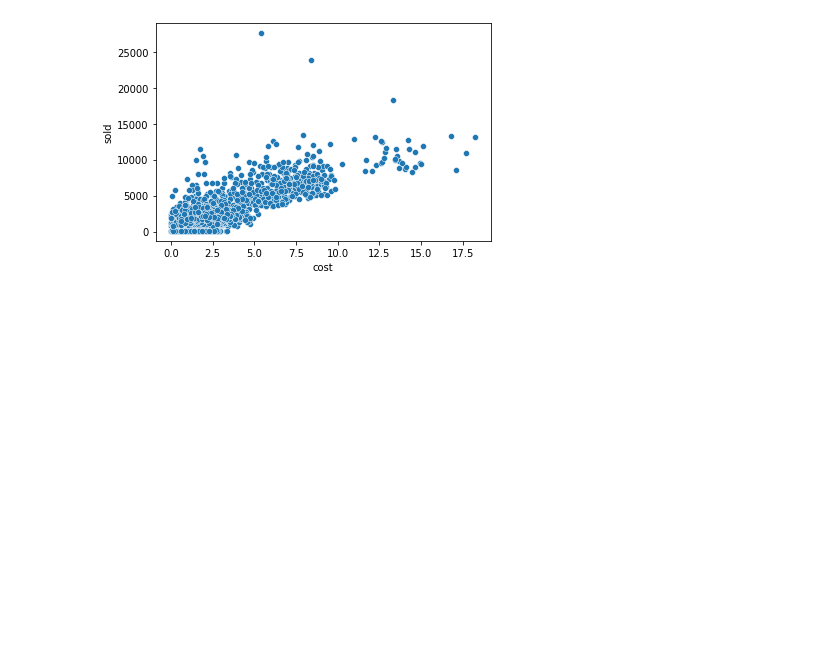
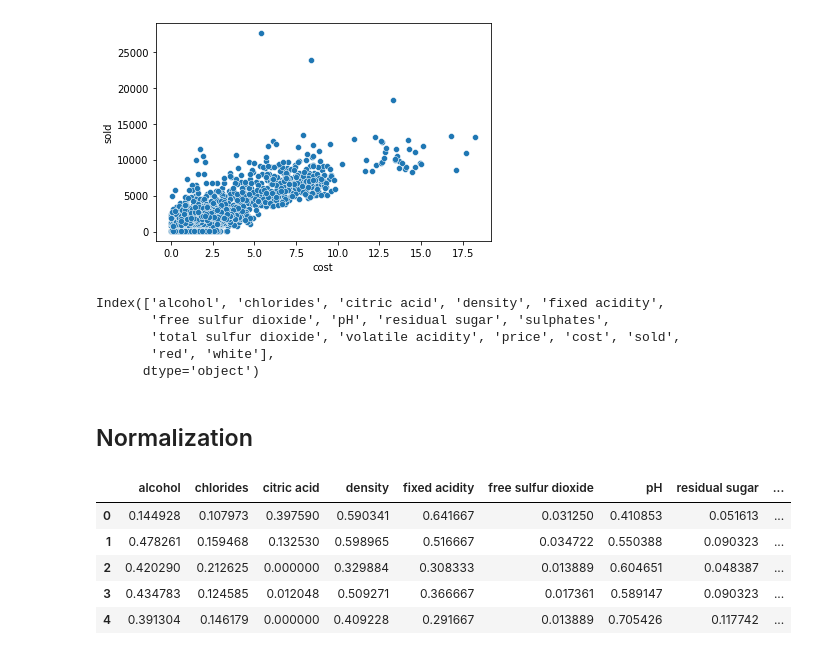
Before and after one commit to raquelcreis/wine_profit, a Jupyter notebook: notebook.ipynb, the cells around one changed output. Saved outputs shown, nothing was run; the diff lists cells and outputs as text; code cells hidden in the pictures; blank space fills up the shorter version.

Commit message:
normalization

```diff
--- a/notebook.ipynb
+++ b/notebook.ipynb
@@ -117,3 +117,27 @@ corr = sns.heatmap(df.corr(),vmin=0,vmax=1, annot=True)
 ax = sns.scatterplot(data= df, x = "cost", y="sold")
 # %% [output]
 [figure]
+# %%
+df.columns
+# %% [output]
+Index(['alcohol', 'chlorides', 'citric acid', 'density', 'fixed acidity',
+       'free sulfur dioxide', 'pH', 'residual sugar', 'sulphates',
+       'total sulfur dioxide', 'volatile acidity', 'price', 'cost', 'sold',
+       'red', 'white'],
+      dtype='object')
+# %%
+quality = [c for c in df.columns if c not in ['price', 'cost', 'sold']]
+# %% [markdown]
+## Normalization
+# %%
+from sklearn.preprocessing import MinMaxScaler
+scaler = MinMaxScaler()
+df[quality] = scaler.fit_transform(df[quality])
+df.head()
+# %% [output]
+|  | alcohol | chlorides | citric acid | density | fixed acidity | free sulfur dioxide | pH | residual sugar | ... |
+| 0 | 0.144928 | 0.107973 | 0.397590 | 0.590341 | 0.641667 | 0.031250 | 0.410853 | 0.051613 | ... |
+| 1 | 0.478261 | 0.159468 | 0.132530 | 0.598965 | 0.516667 | 0.034722 | 0.550388 | 0.090323 | ... |
+| 2 | 0.420290 | 0.212625 | 0.000000 | 0.329884 | 0.308333 | 0.013889 | 0.604651 | 0.048387 | ... |
+| 3 | 0.434783 | 0.124585 | 0.012048 | 0.509271 | 0.366667 | 0.017361 | 0.589147 | 0.090323 | ... |
+| 4 | 0.391304 | 0.146179 | 0.000000 | 0.409228 | 0.291667 | 0.013889 | 0.705426 | 0.117742 | ... |
```
Also changed, not shown: parts of 1 cell of this notebook.
